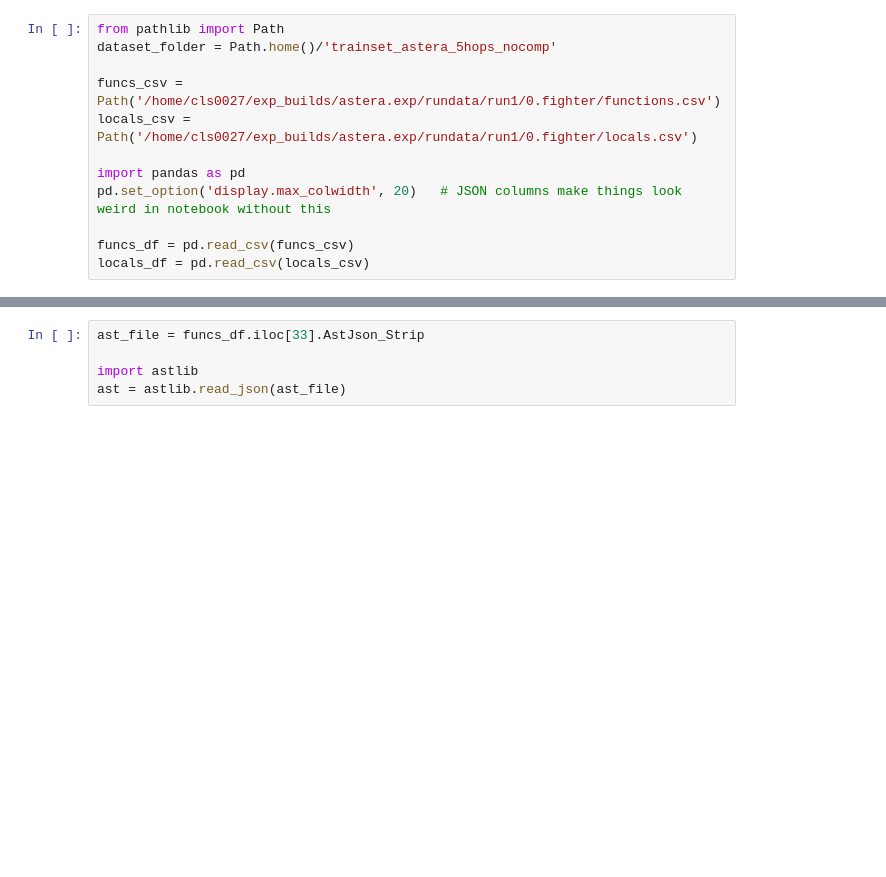
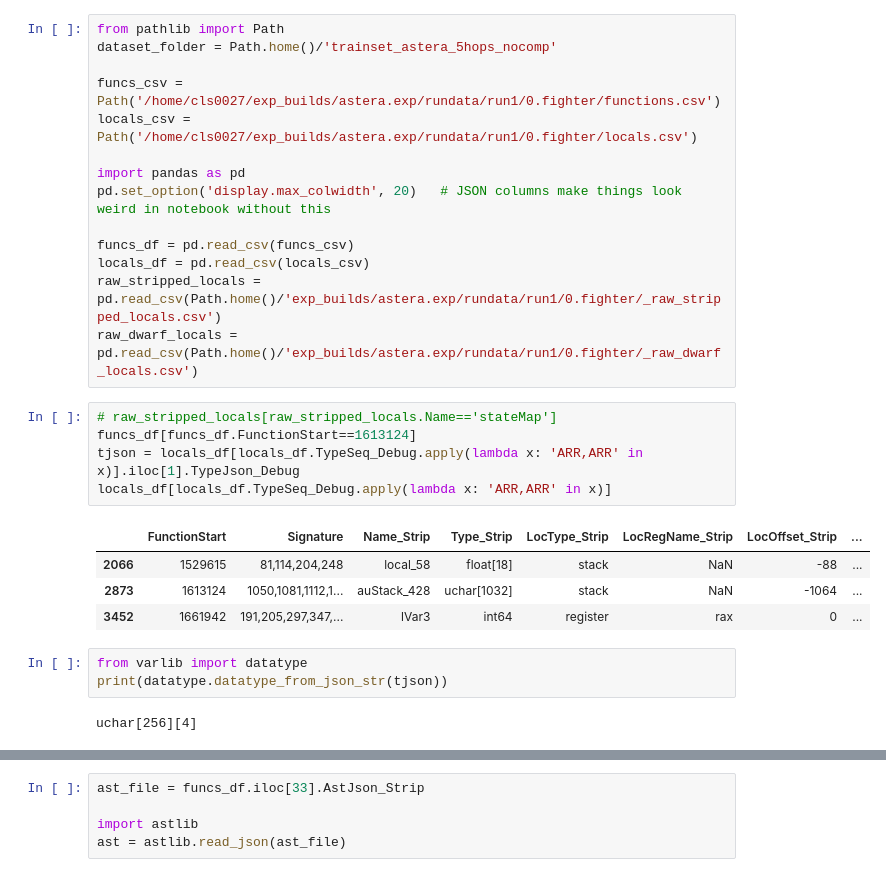
Before and after one commit to lasserre/datatype-recovery-experiments, a Jupyter notebook: notebooks/vgraph_viewer.ipynb, the cells around one changed output, grey strips where cells are left out. Cells and saved outputs as stored; diff of their text form; blank space fills up the shorter version.

```diff
--- a/notebooks/vgraph_viewer.ipynb
+++ b/notebooks/vgraph_viewer.ipynb
@@ -10,3 +10,20 @@ pd.set_option('display.max_colwidth', 20)   # JSON columns make things look weir
 
 funcs_df = pd.read_csv(funcs_csv)
 locals_df = pd.read_csv(locals_csv)
+raw_stripped_locals = pd.read_csv(Path.home()/'exp_builds/astera.exp/rundata/run1/0.fighter/_raw_stripped_locals.csv')
+raw_dwarf_locals = pd.read_csv(Path.home()/'exp_builds/astera.exp/rundata/run1/0.fighter/_raw_dwarf_locals.csv')
+# %%
+# raw_stripped_locals[raw_stripped_locals.Name=='stateMap']
+funcs_df[funcs_df.FunctionStart==1613124]
+tjson = locals_df[locals_df.TypeSeq_Debug.apply(lambda x: 'ARR,ARR' in x)].iloc[1].TypeJson_Debug
+locals_df[locals_df.TypeSeq_Debug.apply(lambda x: 'ARR,ARR' in x)]
+# %% [output]
+|  | FunctionStart | Signature | Name_Strip | Type_Strip | LocType_Strip | LocRegName_Strip | LocOffset_Strip | ... |
+| 2066 | 1529615 | 81,114,204,248 | local_58 | float[18] | stack | NaN | -88 | ... |
+| 2873 | 1613124 | 1050,1081,1112,1... | auStack_428 | uchar[1032] | stack | NaN | -1064 | ... |
+| 3452 | 1661942 | 191,205,297,347,... | lVar3 | int64 | register | rax | 0 | ... |
+# %%
+from varlib import datatype
+print(datatype.datatype_from_json_str(tjson))
+# %% [output]
+uchar[256][4]
```
Also changed, not shown: parts of 18 cells of this notebook, 6 other files.
